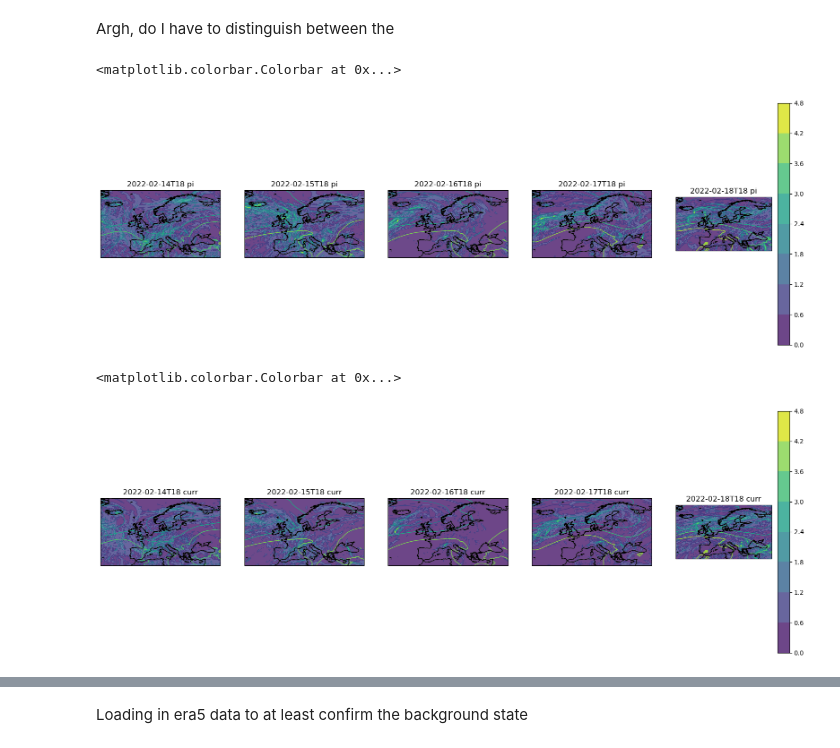
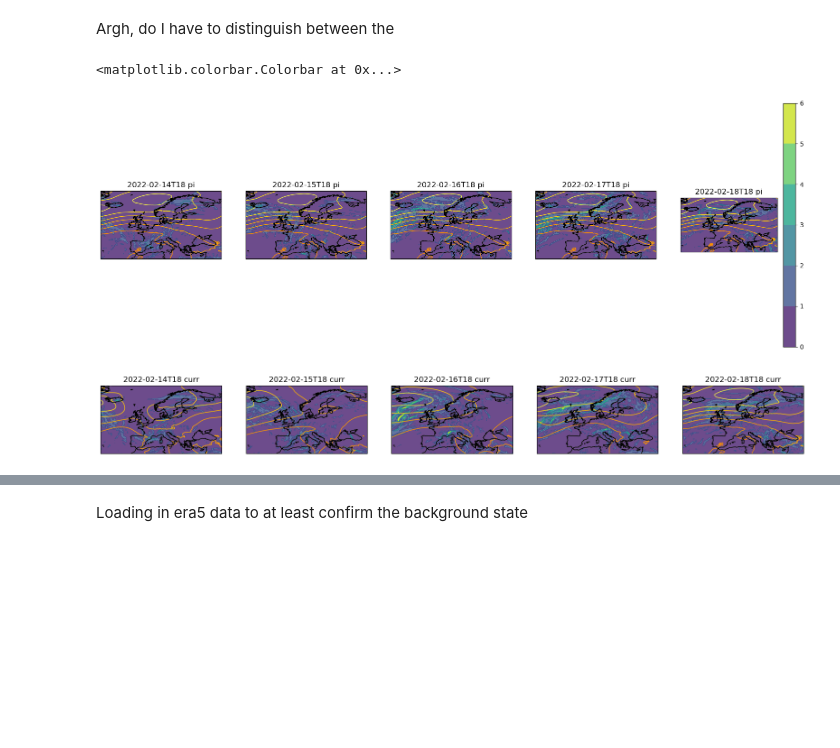
Before and after one commit to deviterra/storm_dudley, a Jupyter notebook: file/05_isentrope_not_composite.ipynb, the cells around one changed output, grey strips where cells are left out. Cells and saved outputs as stored; diff of their text form; code cells hidden in the pictures; blank space fills up the shorter version.

```diff
--- a/file/05_isentrope_not_composite.ipynb
+++ b/file/05_isentrope_not_composite.ipynb
@@ -56,7 +56,7 @@ To be fair this will not make too much a difference because both methods use int
 # %%
 timesteps = ['2022-02-14T18','2022-02-15T18','2022-02-16T18','2022-02-17T18','2022-02-18T18']
 y_delta = 27.5*units.km
-x_delta = 13.75*units.km
+x_delta = 17.7*units.km
 num_levs=5
 ilev=np.array(np.linspace(320.,260.,num_levs)) #The function isentropic_interpolation would break at temperature below240.kelvin for curr,incr and supposedly pi as well.
 plev=np.array([850.,700.,500.,250.])
@@ -72,7 +72,8 @@ incr_msl = xr.open_dataset('/gf3/predict2/AWH012_LEACH_NASTORM/DATA/MED-R/EXP/in
 for ts in timesteps:
     mag_grad=np.zeros([163,289])
     t = pi_storms['t'].sel(time=ts).max(dim='number')
-    z = pi_storms['z'].sel(time=ts).max(dim='number')
+
+    z = pi_storms['z'].sel(time=ts).min(dim='number')
     for lev in ilev:
         isen_pl = mpcalc.isentropic_interpolation(lev*units.kelvin, plev*units.hPa, t*units.kelvin, z)
         g_height = isen_pl[1][0]/9.80665
@@ -85,7 +86,7 @@ for ts in timesteps:
 for ts in timesteps:
     mag_grad=np.zeros([163,289])
     t = curr_storms['t'].sel(time=ts).max(dim='number')
-    z = curr_storms['z'].sel(time=ts).max(dim='number')
+    z = curr_storms['z'].sel(time=ts).min(dim='number')
     for lev in ilev:
         isen_pl = mpcalc.isentropic_interpolation(lev*units.kelvin, plev*units.hPa, t*units.kelvin, z)
         g_height = isen_pl[1][0]/9.80665
@@ -99,7 +100,7 @@ incr_lev = np.array([  10,   50,  100,  200,  250,  500,  700,  850,  925, 1000]
 for ts in timesteps:
     mag_grad=np.zeros([163,289])
     t = incr_storms['t'].sel(time=ts).max(dim='number')
-    z = incr_storms['z'].sel(time=ts).max(dim='number')
+    z = incr_storms['z'].sel(time=ts).min(dim='number')
     '''isen_pl = mpcalc.isentropic_interpolation(295*units.kelvin, incr_lev*units.hPa, t*units.kelvin, z)
     g_height = isen_pl[1][0]/9.80665
     t_grad=metpy.calc.gradient(g_height*units.km,deltas=(y_delta,x_delta))
@@ -139,7 +122,7 @@ incr_grad
 # %% [markdown]
 Argh, do I have to distinguish between the
 # %%
-lev=np.linspace(1,3,10)
+lev=np.linspace(0,6,7)
 projection=ccrs.PlateCarree()
 lon = pi_msl.longitude
 lat = pi_msl.latitude
@@ -152,11 +135,10 @@ fig = plt.figure(1, figsize=(20, 7))
 for num,ts in enumerate(timesteps):
     ax = plt.subplot(1,5,num+1,projection=projection)
     ax.add_feature(cfeature.COASTLINE.with_scale('50m'), color = 'grey', zorder = 14)
-    msl = pi_msl.sel(time=ts).mean(dim='number').msl
-    msl.plot.contour(linewidths=1)
+    msl.plot.contour(linewidths=1,cmap='Wistia')
     #this is planned for msl to track the storm
     ci = ax.contourf(lon, lat, pi_grad[ts],
-    #levels=lev,
+    levels=lev,
     alpha=0.8,cmap='viridis')
     ax.set_title(ts+' pi')
 
@@ -165,25 +147,23 @@ for num,ts in enumerate(timesteps):
 plt.colorbar(ci)
 # %% [output]
 <matplotlib.colorbar.Colorbar at 0x...>
-[figure, old version]
+[figure, new version]
 # %%
 fig = plt.figure(1, figsize=(20, 7))
 for num,ts in enumerate(timesteps):
     ax = plt.subplot(1,5,num+1,projection=projection)
     ax.add_feature(cfeature.COASTLINE.with_scale('50m'), color = 'grey', zorder = 14)
     msl = pi_msl.sel(time=ts).mean(dim='number').msl
-    msl.plot.contour(linewidths=1)
+    msl.plot.contour(linewidths=1,cmap='Wistia')
     ci = ax.contourf(lon, lat, curr_grad[ts],
-    #levels=lev,
+    levels=lev,
     alpha=0.8,cmap='viridis')
     #this is planned for msl to track the storm
     # cs = ax.contour()
 
     ax.add_feature(cfeature.COASTLINE.with_scale('50m'), color = 'k', zorder = 14)
     ax.set_title(ts+' curr')
-plt.colorbar(ci)
 # %% [output]
-<matplotlib.colorbar.Colorbar at 0x...>
-[figure, old version]
+[figure, new version]
 # %%
 fig = plt.figure(1, figsize=(20, 7))
```
Also changed, not shown: parts of 4 cells of this notebook, 3 other files.
